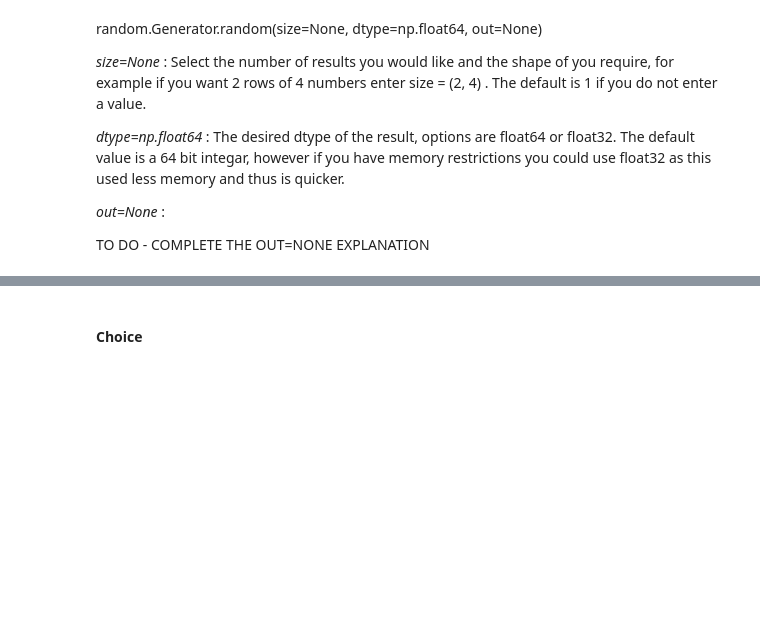
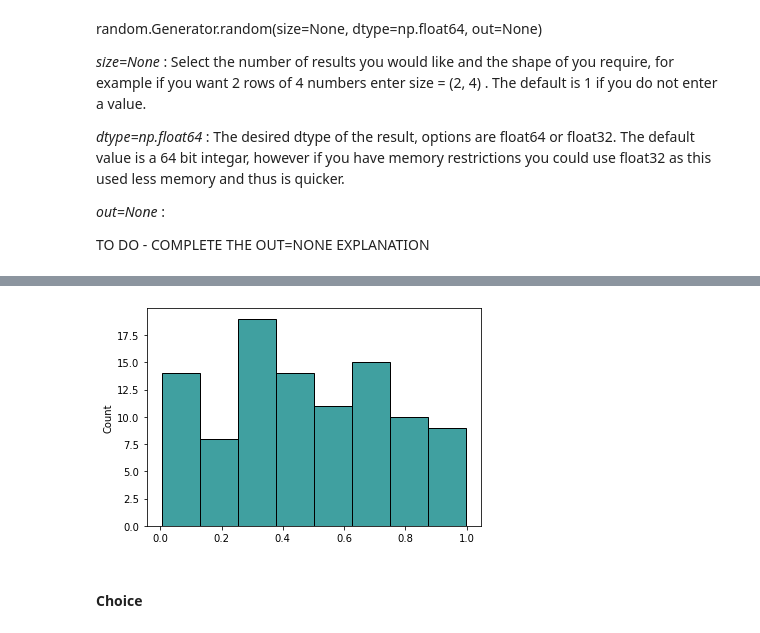
Before and after one commit to Michelleoc/programming-for-data-analysis-assignment, a Jupyter notebook: numpy-random-assignment.ipynb, the cells around one changed output, grey strips where cells are left out. Saved outputs shown, nothing was run; the diff lists cells and outputs as text; code cells hidden in the pictures; blank space fills up the shorter version.

```diff
--- a/numpy-random-assignment.ipynb
+++ b/numpy-random-assignment.ipynb
@@ -149,3 +170,10 @@ array([[0.22954571, 0.3899777 , 0.6147181 , 0.5516939 ],
+# %%
+rng = np.random.default_rng()
+x = rng.random(size=(100), dtype=np.float64,out=None)
+sns.histplot(x, color="teal")
+plt.show()
+# %% [output]
+[figure, added]
 # %% [markdown]
 #### Choice
 # %% [markdown]
```
Also changed, not shown: parts of 48 cells of this notebook.
